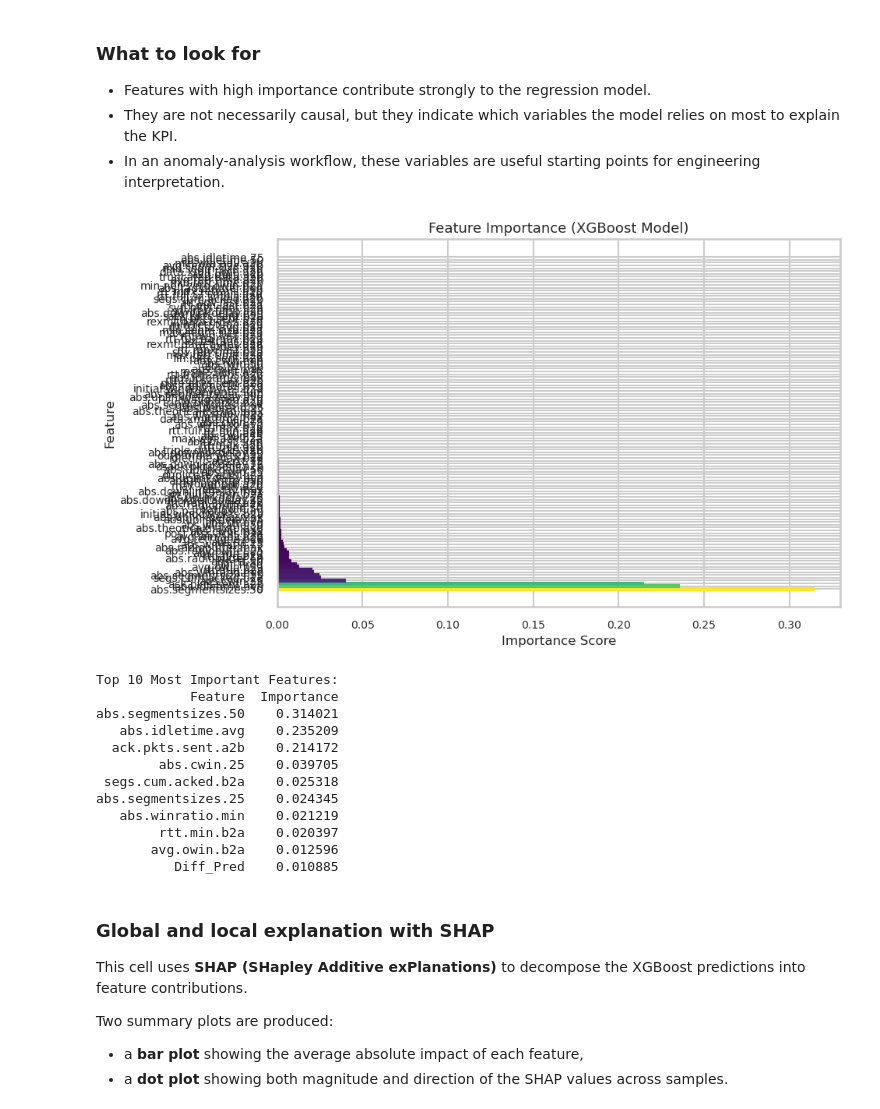
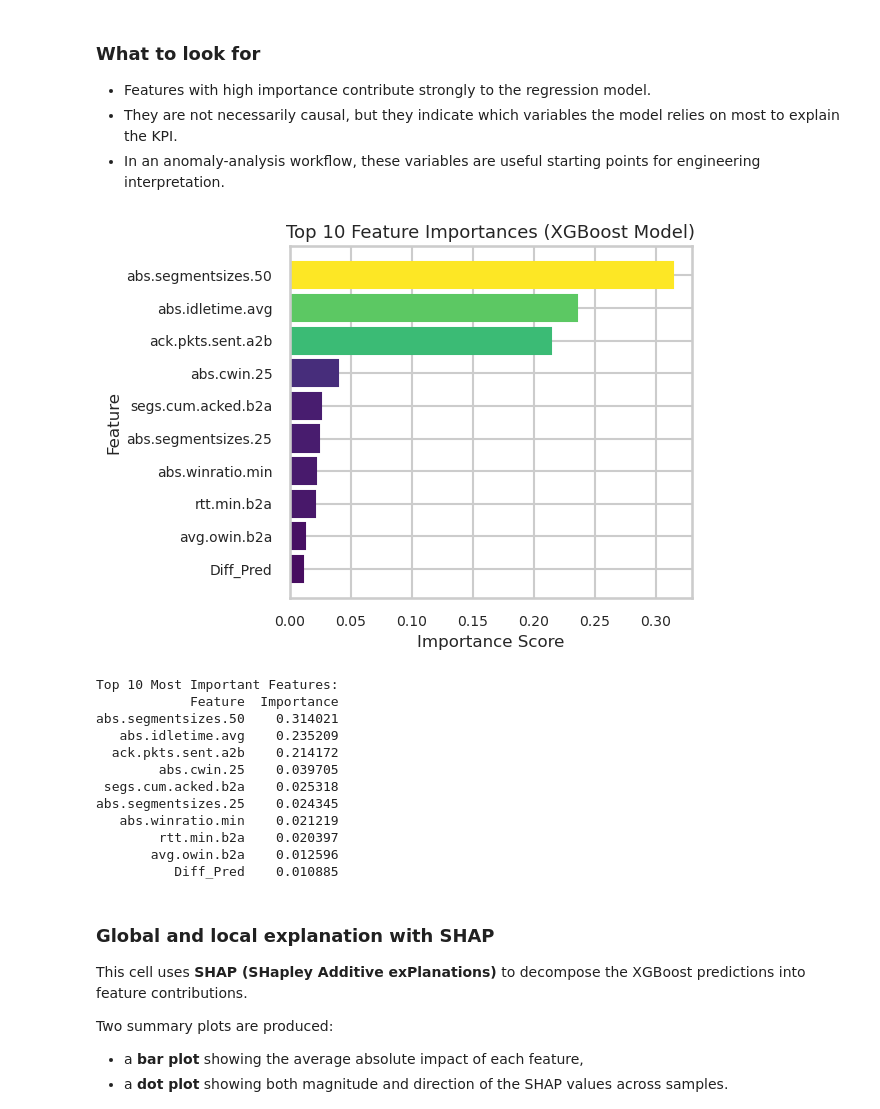
Before and after one commit to JuanMarcosRamirez/xmlad, a Jupyter notebook: 03_explainability.ipynb, the cells around one changed output. Cells and saved outputs as stored; diff of their text form; code cells hidden in the pictures.

```diff
--- a/03_explainability.ipynb
+++ b/03_explainability.ipynb
@@ -254,41 +254,45 @@ y_train = data.loc[mask, target_kpi].values
 # # Train final model with best parameters
 # best_model = random_search.best_estimator_
 
 best_model = XGBRegressor().fit(X_train, y_train)
 y_pred = best_model.predict(X_train)
 
 
 # Extract feature importances
 feature_names = np.array(data.columns[data.columns != target_kpi])
 importances = best_model.feature_importances_
 
-# Create a DataFrame for better visualization
+# Create a DataFrame for better visualization and keep only the top 10 features
 importance_df = pd.DataFrame({
     'Feature': feature_names,
     'Importance': importances
-}).sort_values('Importance', ascending=False)
+}).sort_values('Importance', ascending=False).head(10)
 
-# Plot feature importance
-fig, ax = plt.subplots(figsize=(10, 6))
-bars = ax.barh(importance_df['Feature'], importance_df['Importance'], edgecolor='black')
+# Plot the top 10 feature importances
+fig, ax = plt.subplots()
+bar_positions = np.arange(len(importance_df))
+bars = ax.barh(bar_positions, importance_df['Importance'], edgecolor='black')
+ax.set_yticks(bar_positions)
+ax.set_yticklabels(importance_df['Feature'])
 
 # Color bars by importance
 colors = plt.cm.viridis(importance_df['Importance'] / importance_df['Importance'].max())
 for bar, color in zip(bars, colors):
     bar.set_color(color)
 
+ax.invert_yaxis()
 ax.set_xlabel('Importance Score', fontsize=12)
 ax.set_ylabel('Feature', fontsize=12)
-ax.set_title('Feature Importance (XGBoost Model)', fontsize=13)
+ax.set_title('Top 10 Feature Importances (XGBoost Model)', fontsize=13)
 ax.tick_params(axis="both", labelsize=10)
 plt.tight_layout()
 plt.show()
 
 # Print top features
 print("\nTop 10 Most Important Features:")
-print(importance_df.head(10).to_string(index=False))
+print(importance_df.to_string(index=False))
 # %% [output]
-[figure, old version]
+[figure, new version]
 Top 10 Most Important Features:
             Feature  Importance
 abs.segmentsizes.50    0.314021
```
Also changed, not shown: parts of 1 cell of this notebook.
